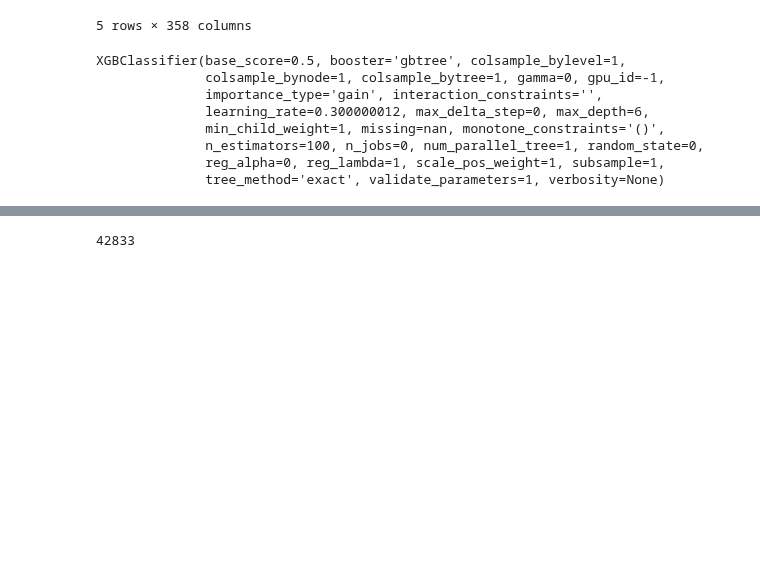
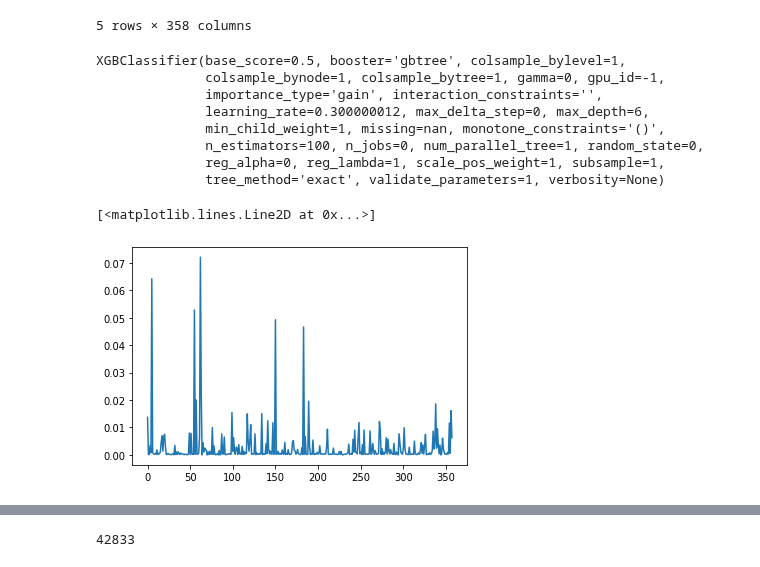
Before and after one commit to realmanisingh/population-segmentation, a Jupyter notebook: model.ipynb, the cells around one changed output, grey strips where cells are left out. Cells and saved outputs as stored; diff of their text form; code cells hidden in the pictures; blank space fills up the shorter version.

```diff
--- a/model.ipynb
+++ b/model.ipynb
@@ -553,6 +558,11 @@ XGBClassifier(base_score=0.5, booster='gbtree', colsample_bylevel=1,
               n_estimators=100, n_jobs=0, num_parallel_tree=1, random_state=0,
               reg_alpha=0, reg_lambda=1, scale_pos_weight=1, subsample=1,
               tree_method='exact', validate_parameters=1, verbosity=None)
+# %%
+plt.plot(xgb_classifier.feature_importances_)
+# %% [output]
+[<matplotlib.lines.Line2D at 0x...>]
+[figure, added]
 # %%
 # Getting predictions for the test data
 predictions = xgb_classifier.predict(test_data)
```
Also changed, not shown: parts of 3 cells of this notebook.
